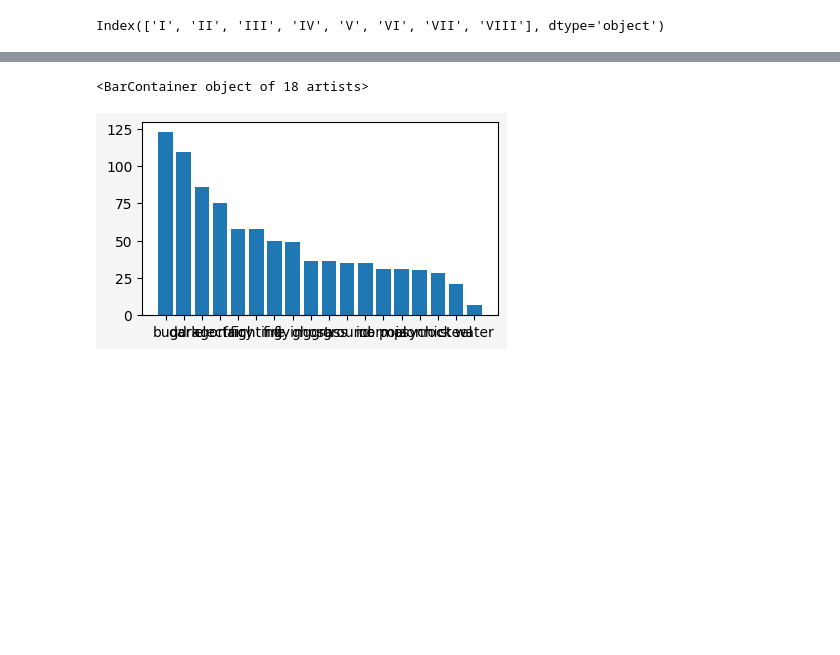
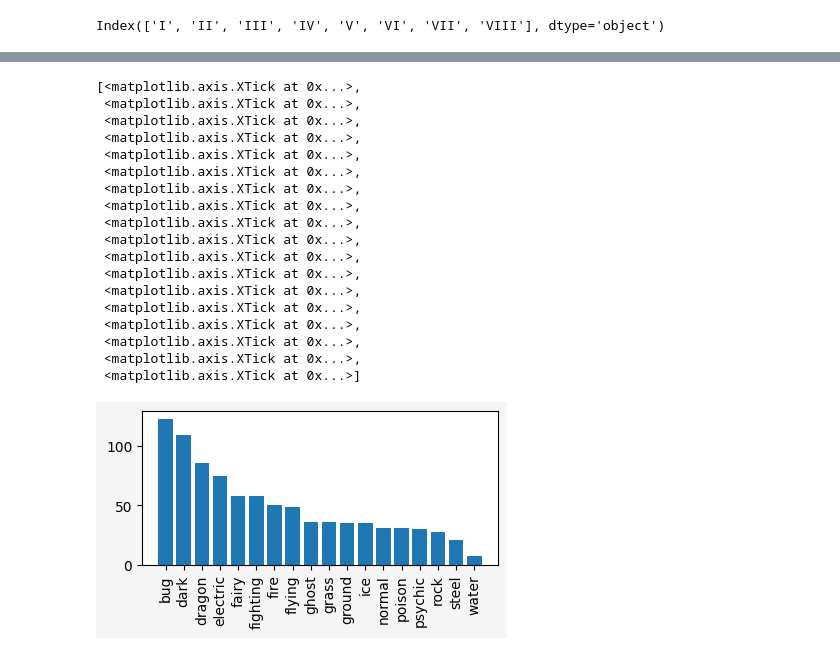
Before and after one commit to mathspp/20240510-webinar-pandas-matplotlib, a Jupyter notebook: webinar.ipynb, the cells around one changed output, grey strips where cells are left out. Cells and saved outputs as stored; diff of their text form; code cells hidden in the pictures; blank space fills up the shorter version.

```diff
--- a/webinar.ipynb
+++ b/webinar.ipynb
@@ -815,16 +815,37 @@ Name: count, dtype: int64
 # %%
 fig, ax = plt.subplots(
     figsize=(4, 2.25),
     facecolor="whitesmoke",
     layout="constrained",
 )
 
 p_type = pokemon["primary_type"]
 ax.bar(
     range(p_type.nunique()),
     p_type.value_counts(),
-    tick_label=p_type.cat.categories,
 )
+ax.set_xticks(
+    range(p_type.nunique()),
+    labels=p_type.cat.categories,
+    rotation=90,
+)
 # %% [output]
-<BarContainer object of 18 artists>
+[<matplotlib.axis.XTick at 0x...>,
+ <matplotlib.axis.XTick at 0x...>,
+ <matplotlib.axis.XTick at 0x...>,
+ <matplotlib.axis.XTick at 0x...>,
+ <matplotlib.axis.XTick at 0x...>,
+ <matplotlib.axis.XTick at 0x...>,
+ <matplotlib.axis.XTick at 0x...>,
+ <matplotlib.axis.XTick at 0x...>,
+ <matplotlib.axis.XTick at 0x...>,
+ <matplotlib.axis.XTick at 0x...>,
+ <matplotlib.axis.XTick at 0x...>,
+ <matplotlib.axis.XTick at 0x...>,
+ <matplotlib.axis.XTick at 0x...>,
+ <matplotlib.axis.XTick at 0x...>,
+ <matplotlib.axis.XTick at 0x...>,
+ <matplotlib.axis.XTick at 0x...>,
+ <matplotlib.axis.XTick at 0x...>,
+ <matplotlib.axis.XTick at 0x...>]
-[figure, old version]
+[figure, new version]
```
